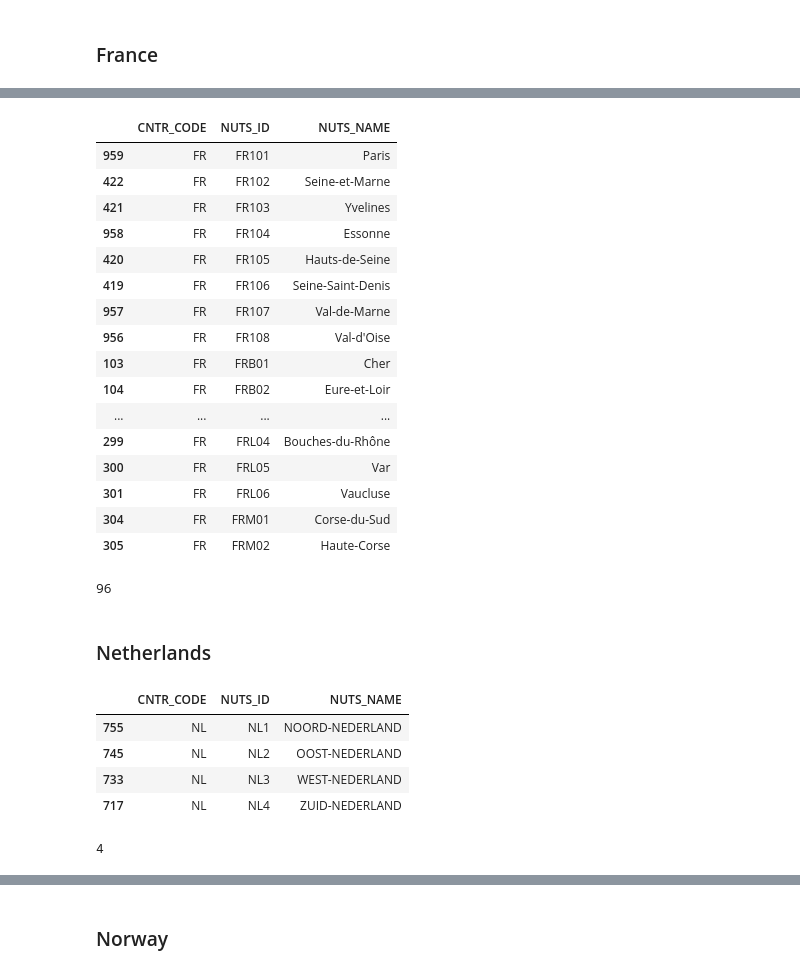
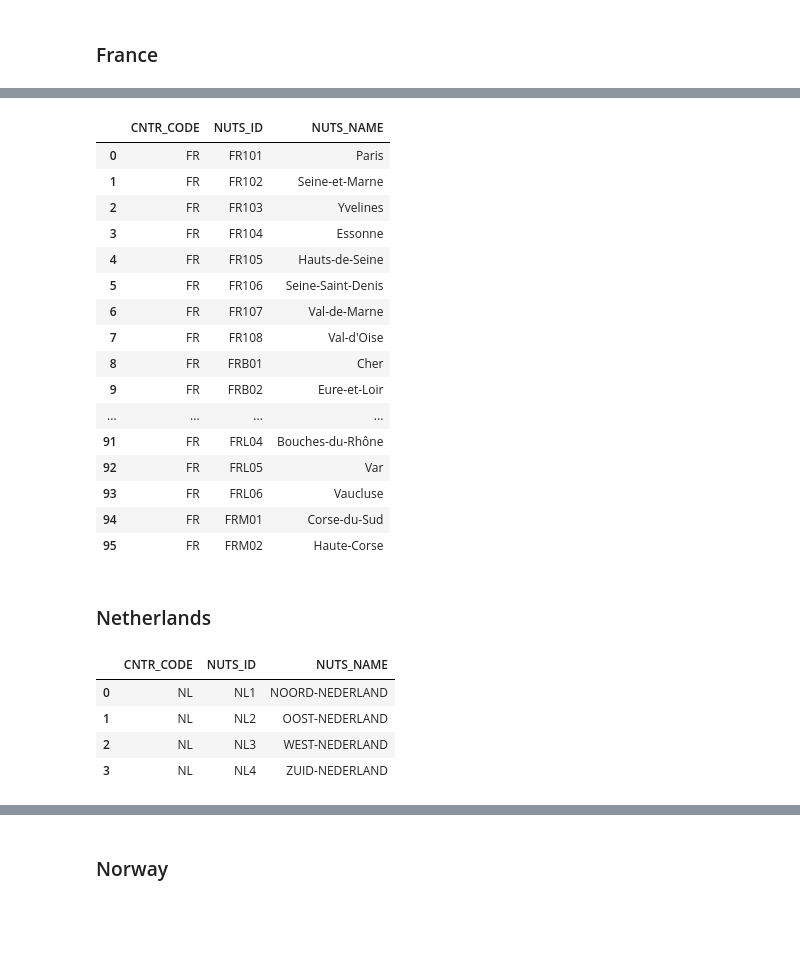
Before and after one commit to DrRoad/short-term-forecasting, a Jupyter notebook: jupyter-notebooks/NUTS.ipynb, the cells around one changed output, grey strips where cells are left out. Drawn from its saved outputs; the diff is of its cells as text; code cells hidden in the pictures; blank space fills up the shorter version.

```diff
--- a/jupyter-notebooks/NUTS.ipynb
+++ b/jupyter-notebooks/NUTS.ipynb
@@ -34,5 +34,5 @@ nuts = nuts.drop(nuts[~ ((nuts.CNTR_CODE == 'BE') | (nuts.CNTR_CODE == 'DE') | (
 # %%
 # sort values by NUTS_ID
-nuts = nuts.sort_values(by = ['NUTS_ID'])
+nuts = nuts.sort_values(['NUTS_ID'])
 # %%
 # countries (NUTS 0) - code has two characters
@@ -340,30 +292,26 @@ len(fr_nuts2)
 # %%
 # NUTS 3
-fr_nuts3 = fr.loc[nuts['NUTS_ID'].str.len() == 5].copy()
+fr_nuts3 = fr.loc[nuts['NUTS_ID'].str.len()==5].copy()
+fr_nuts3 = fr_nuts3.reset_index(drop=True) # reset index
 fr_nuts3
 # %% [output]
 |  | CNTR_CODE | NUTS_ID | NUTS_NAME |
-| 959 | FR | FR101 | Paris |
-| 422 | FR | FR102 | Seine-et-Marne |
-| 421 | FR | FR103 | Yvelines |
-| 958 | FR | FR104 | Essonne |
-| 420 | FR | FR105 | Hauts-de-Seine |
-| 419 | FR | FR106 | Seine-Saint-Denis |
-| 957 | FR | FR107 | Val-de-Marne |
-| 956 | FR | FR108 | Val-d'Oise |
-| 103 | FR | FRB01 | Cher |
-| 104 | FR | FRB02 | Eure-et-Loir |
+| 0 | FR | FR101 | Paris |
+| 1 | FR | FR102 | Seine-et-Marne |
+| 2 | FR | FR103 | Yvelines |
+| 3 | FR | FR104 | Essonne |
+| 4 | FR | FR105 | Hauts-de-Seine |
+| 5 | FR | FR106 | Seine-Saint-Denis |
+| 6 | FR | FR107 | Val-de-Marne |
+| 7 | FR | FR108 | Val-d'Oise |
+| 8 | FR | FRB01 | Cher |
+| 9 | FR | FRB02 | Eure-et-Loir |
 | ... | ... | ... | ... |
-| 299 | FR | FRL04 | Bouches-du-Rhône |
-| 300 | FR | FRL05 | Var |
-| 301 | FR | FRL06 | Vaucluse |
-| 304 | FR | FRM01 | Corse-du-Sud |
-| 305 | FR | FRM02 | Haute-Corse |
+| 91 | FR | FRL04 | Bouches-du-Rhône |
+| 92 | FR | FRL05 | Var |
+| 93 | FR | FRL06 | Vaucluse |
+| 94 | FR | FRM01 | Corse-du-Sud |
+| 95 | FR | FRM02 | Haute-Corse |
-# %%
-# number of NUTS 3 territories
-len(fr_nuts3)
-# %% [output]
-96
 # %% [markdown]
  ### Netherlands
 # %%
@@ -372,17 +320,13 @@ nl = nuts.loc[nuts['CNTR_CODE'] == 'NL'].copy()
 # %%
 # NUTS 1
-nl_nuts1 = nl.loc[nuts['NUTS_ID'].str.len() == 3].copy()
+nl_nuts1 = nl.loc[nuts['NUTS_ID'].str.len()==3].copy()
+nl_nuts1 = nl_nuts1.reset_index(drop=True) # reset index
 nl_nuts1
 # %% [output]
 |  | CNTR_CODE | NUTS_ID | NUTS_NAME |
-| 755 | NL | NL1 | NOORD-NEDERLAND |
-| 745 | NL | NL2 | OOST-NEDERLAND |
-| 733 | NL | NL3 | WEST-NEDERLAND |
-| 717 | NL | NL4 | ZUID-NEDERLAND |
+| 0 | NL | NL1 | NOORD-NEDERLAND |
+| 1 | NL | NL2 | OOST-NEDERLAND |
+| 2 | NL | NL3 | WEST-NEDERLAND |
+| 3 | NL | NL4 | ZUID-NEDERLAND |
-# %%
-# number of NUTS 1 territories
-len(nl_nuts1)
-# %% [output]
-4
 # %%
 # NUTS 2
```
Also changed, not shown: parts of 60 cells of this notebook, 14 other files.
